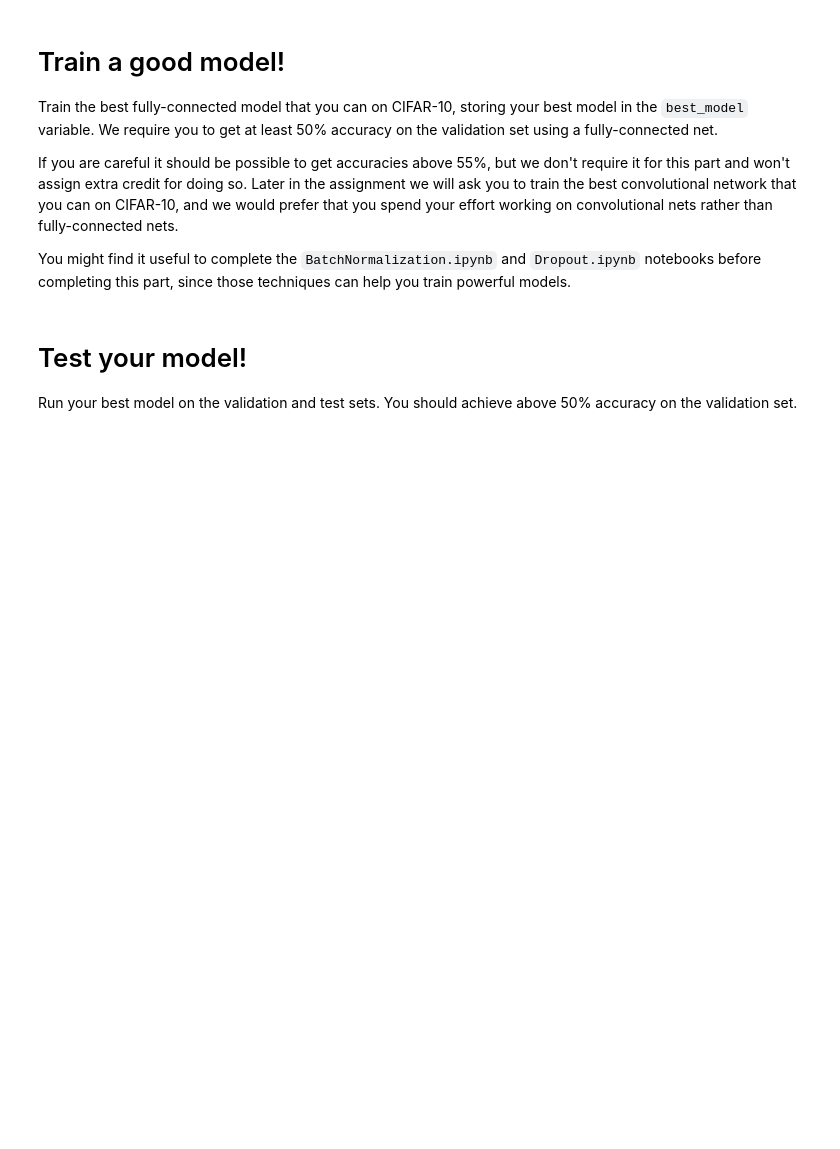
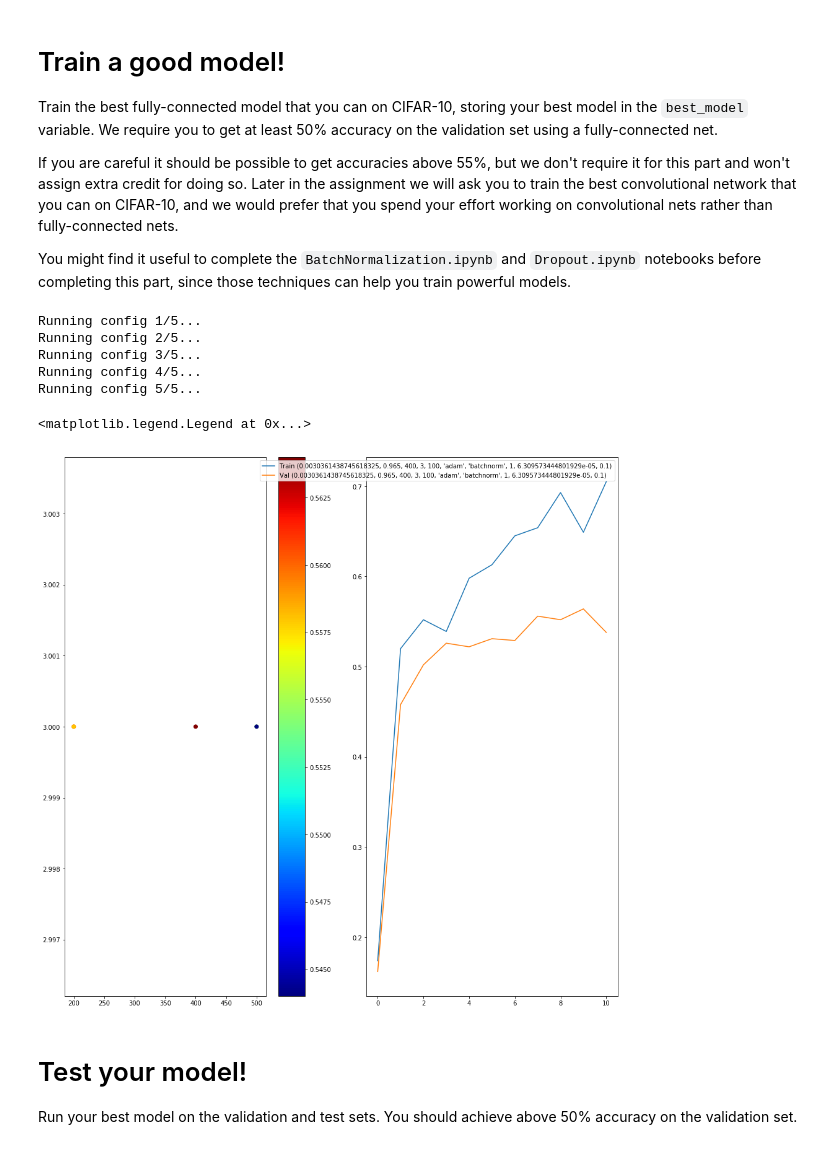
Before and after one commit to itaiperi/cs231n, a Jupyter notebook: assignment2/FullyConnectedNets.ipynb, the cells around one changed output. Drawn from its saved outputs; the diff is of its cells as text; code cells hidden in the pictures; blank space fills up the shorter version.

Commit message:
Finish assignment 2 fully connected nets' last part

```diff
--- a/assignment2/FullyConnectedNets.ipynb
+++ b/assignment2/FullyConnectedNets.ipynb
@@ -841,3 +822,82 @@ pass
+# %%
+best_model = None
+################################################################################
+# TODO: Train the best FullyConnectedNet that you can on CIFAR-10. You might   #
+# find batch/layer normalization and dropout useful. Store your best model in  #
+# the best_model variable.                                                     #
+################################################################################
+# *****START OF YOUR CODE (DO NOT DELETE/MODIFY THIS LINE)*****
+
+import random
+
+num_configs_coarse = 15
+num_configs_fine = 5
+num_configs = num_configs_fine
+
+num_epochs_coarse = 1
+num_epochs_fine = 10
+num_epochs = num_epochs_fine
+
+normalizations_to_ints = {None: 0, 'batchnorm': 1, 'layernorm': 2}
+configs = {}
+for i in range(num_configs):
+    print(f'Running config {i + 1}/{num_configs}...')
+#     use_dropout = np.random.choice([0, 1], p=[0.2, 0.8])
+    dropout = 1
+#     if use_dropout:
+#         dropout = np.random.uniform(0.3, 0.99)
+#     normalization = np.random.choice([None, 'batchnorm', 'layernorm'])
+    normalization = 'batchnorm'
+    reg = 10 ** -4.2
+    weight_scale = 1e-1
+    num_hidden_units = 100 * random.randint(1, 5)
+    num_hidden_layers = 3  #random.randint(1, 5)
+    model = FullyConnectedNet([num_hidden_units] * num_hidden_layers, dropout=dropout,
+                                   normalization=normalization, reg=reg, weight_scale=weight_scale)
+    update_rule = 'adam'
+    learning_rate = 10 ** random.uniform(-3, -2.5)
+    lr_decay = 0.965  # random.uniform(0.9, 1)
+    batch_size = 100
+    solver = Solver(model, data, update_rule=update_rule, optim_config=dict(learning_rate=learning_rate),
+                   lr_decay=lr_decay, num_epochs=num_epochs, batch_size=batch_size, verbose=False)
+    solver.train()
+    configs[(learning_rate, lr_decay, num_hidden_units, num_hidden_layers, batch_size, update_rule, normalization, dropout, reg, weight_scale)] = solver
+
+best_solver, best_val_acc = None, 0
+for config, solver in configs.items():
+    if solver.best_val_acc > best_val_acc:
+        best_val_acc = solver.best_val_acc
+        best_solver = solver
+
+best_model = best_solver.model
+
+# *****END OF YOUR CODE (DO NOT DELETE/MODIFY THIS LINE)*****
+################################################################################
+#                              END OF YOUR CODE                                #
+################################################################################
+# %% [output]
+Running config 1/5...
+Running config 2/5...
+Running config 3/5...
+Running config 4/5...
+Running config 5/5...
+# %%
+plt.figure(figsize=(16, 16))
+plt.subplot(1, 2, 1)
+x_axis, y_axis, colors = zip(*[(config[2], config[3], solver.best_val_acc) for config, solver in configs.items()])
+# plt.scatter(np.log10(x_axis), np.log10(y_axis), c=colors, cmap='jet')
+plt.scatter(x_axis, y_axis, c=colors, cmap='jet')
+plt.colorbar()
+
+plt.subplot(1, 2, 2)
+legend = [f'Train {config}', f'Val {config}']
+train_history, val_history = best_solver.train_acc_history, best_solver.val_acc_history
+plt.plot(range(len(train_history)), train_history)
+plt.plot(range(len(val_history)), val_history)
+plt.legend(legend)
+# %% [output]
+<matplotlib.legend.Legend at 0x...>
+[figure, added]
 # %% [markdown]
 # Test your model!
 Run your best model on the validation and test sets. You should achieve above 50% accuracy on the validation set.
```
Also changed, not shown: parts of 7 cells of this notebook.
